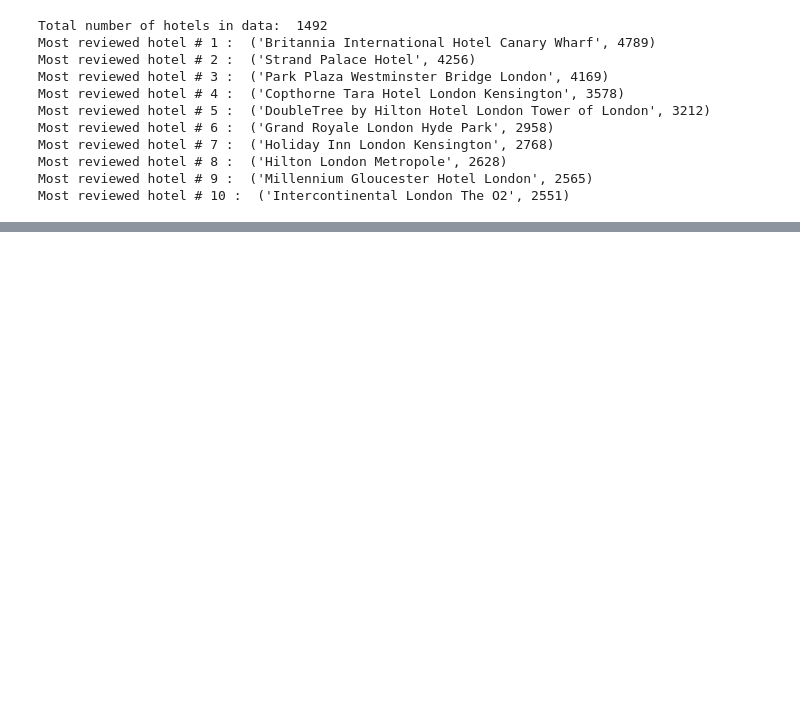
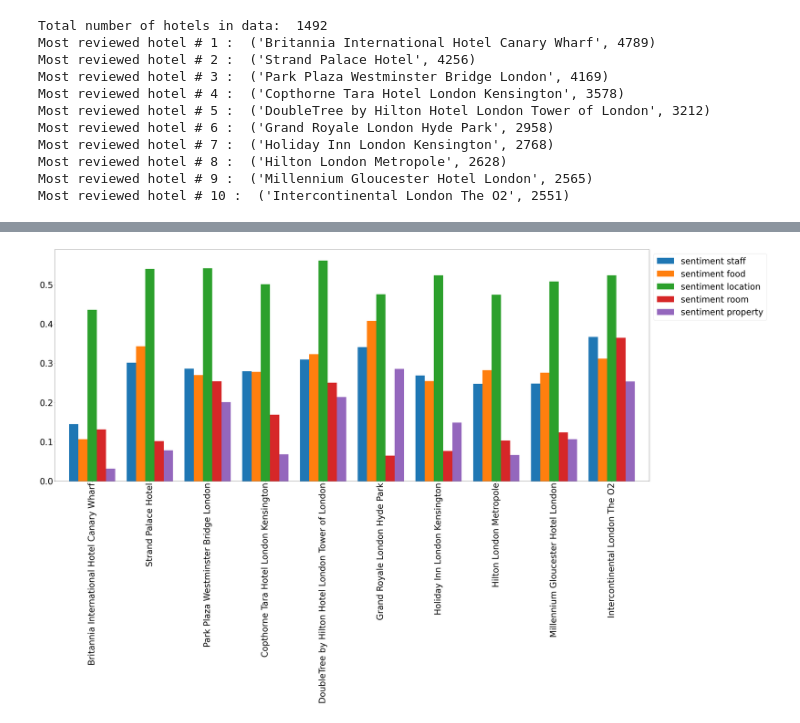
Before and after one commit to ElvoLue/SenAnaProj, a Jupyter notebook: code/Praktikum.ipynb, the cells around one changed output, grey strips where cells are left out. Cells and saved outputs as stored; diff of their text form; code cells hidden in the pictures; blank space fills up the shorter version.

```diff
--- a/code/Praktikum.ipynb
+++ b/code/Praktikum.ipynb
@@ -439,0 +533,17 @@ Presentation: Spatial-Mapping where hotels are // where guests are from
+# %%
+means = []
+path = strPath[0:len(strPath)-5] + '/output/'
+for name, aspectsTotal, cleanedAspectsPos, countAllAspectsPos, fiveMostCommonPos,  cleanedAspectsNeg, countAllAspectsNeg, fiveMostCommonNeg, sentRoom, sentProperty,  sentFood, sentLocation, sentStaff in data.values:
+   mean = [sentStaff, sentFood, sentLocation, sentRoom, sentProperty]
+   means.append((name, mean))
+
+df = pd.DataFrame([mean[1] for mean in means], index = [mean[0] for mean in means])
+
+plt.rcParams.update({'font.size': 40})
+
+df.plot(kind='bar', legend=True, width=0.8, figsize=(50,20))
+plt.legend(['sentiment staff', 'sentiment food', 'sentiment location', 'sentiment room', 'sentiment property'], bbox_to_anchor=(1.0, 1.0))
+plt.savefig(path + "ByHotel.pdf")
+plt.show()
+# %% [output]
+[figure, added]
```
Also changed, not shown: parts of 12 cells of this notebook, 35 other files.
